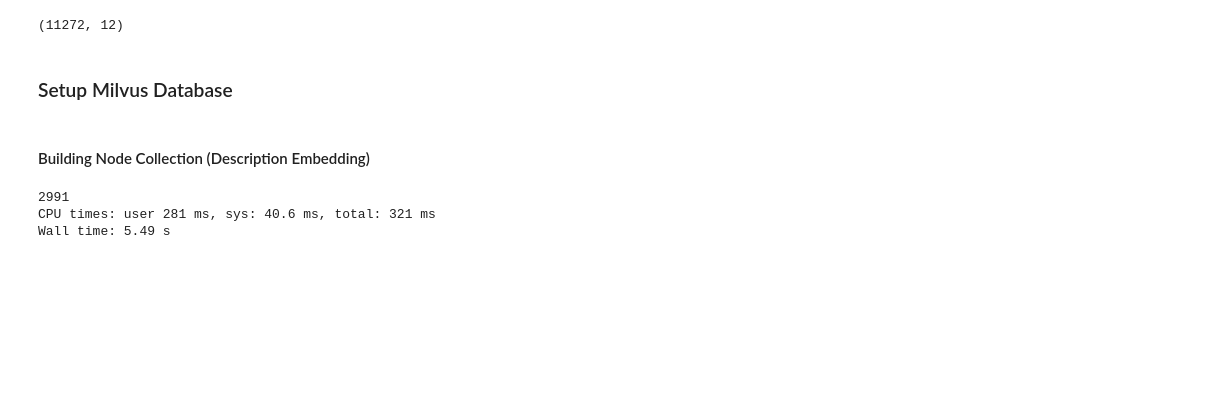
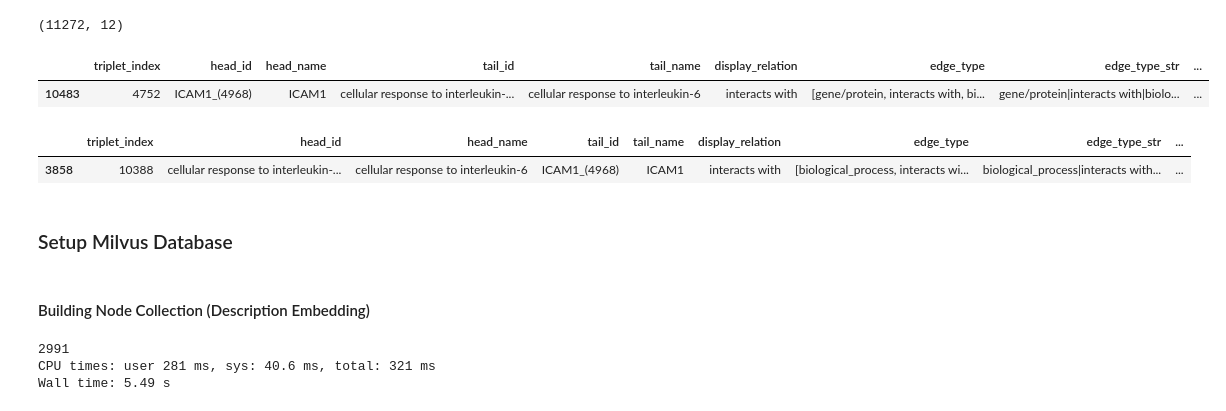
Before and after one commit to VirtualPatientEngine/AIAgents4Pharma, a Jupyter notebook: docs/notebooks/talk2knowledgegraphs/tutorial_primekg_milvus_ibd_primekg_dump.ipynb, the cells around one changed output. Cells and saved outputs as stored; diff of their text form; code cells hidden in the pictures; blank space fills up the shorter version.

```diff
--- a/docs/notebooks/talk2knowledgegraphs/tutorial_primekg_milvus_ibd_primekg_dump.ipynb
+++ b/docs/notebooks/talk2knowledgegraphs/tutorial_primekg_milvus_ibd_primekg_dump.ipynb
@@ -136,6 +153,16 @@ edges_df.head(3)
 edges_df.shape
 # %% [output]
 (11272, 12)
+# %%
+edges_df[edges_df.triplet_index == 4752]
+# %% [output]
+|  | triplet_index | head_id | head_name | tail_id | tail_name | display_relation | edge_type | edge_type_str | ... |
+| 10483 | 4752 | ICAM1_(4968) | ICAM1 | cellular response to interleukin-... | cellular response to interleukin-6 | interacts with | [gene/protein, interacts with, bi... | gene/protein|interacts with|biolo... | ... |
+# %%
+edges_df[edges_df.triplet_index == 10388]
+# %% [output]
+|  | triplet_index | head_id | head_name | tail_id | tail_name | display_relation | edge_type | edge_type_str | ... |
+| 3858 | 10388 | cellular response to interleukin-... | cellular response to interleukin-6 | ICAM1_(4968) | ICAM1 | interacts with | [biological_process, interacts wi... | biological_process|interacts with... | ... |
 # %% [markdown]
 ### Setup Milvus Database
 # %%
```
Also changed, not shown: parts of 3 cells of this notebook, 6 other files.
